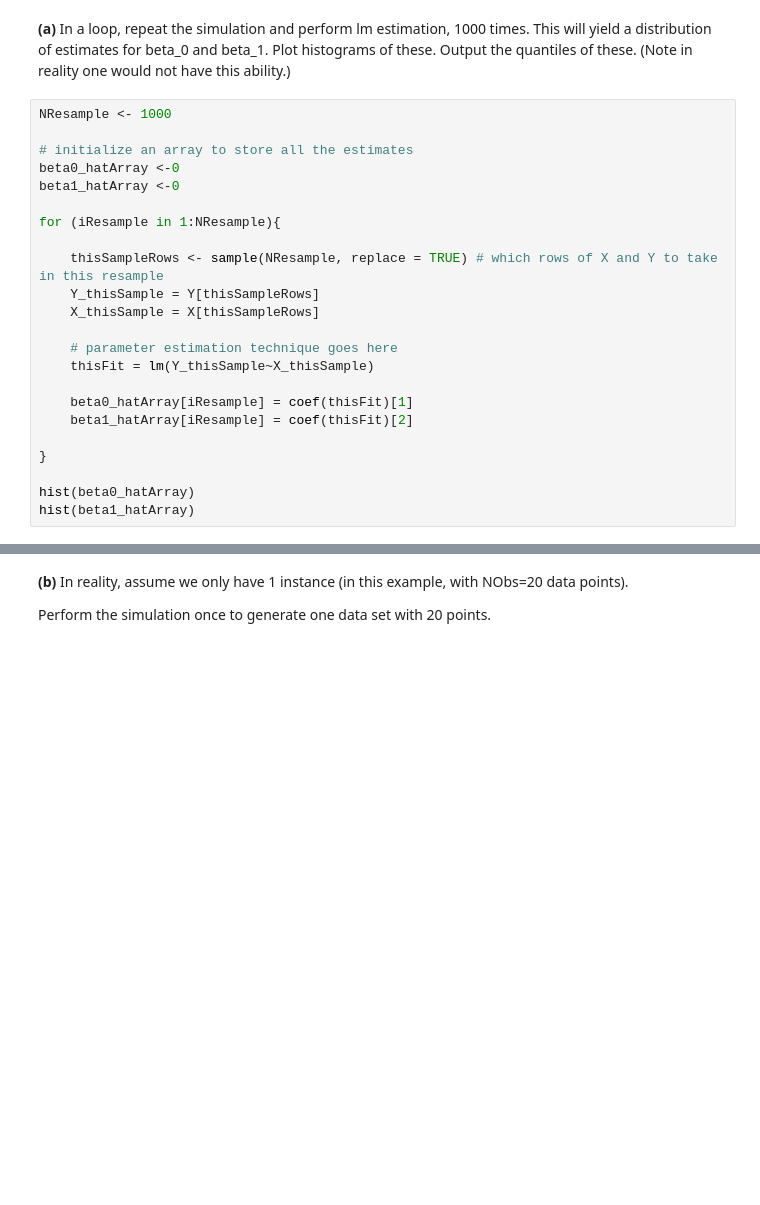
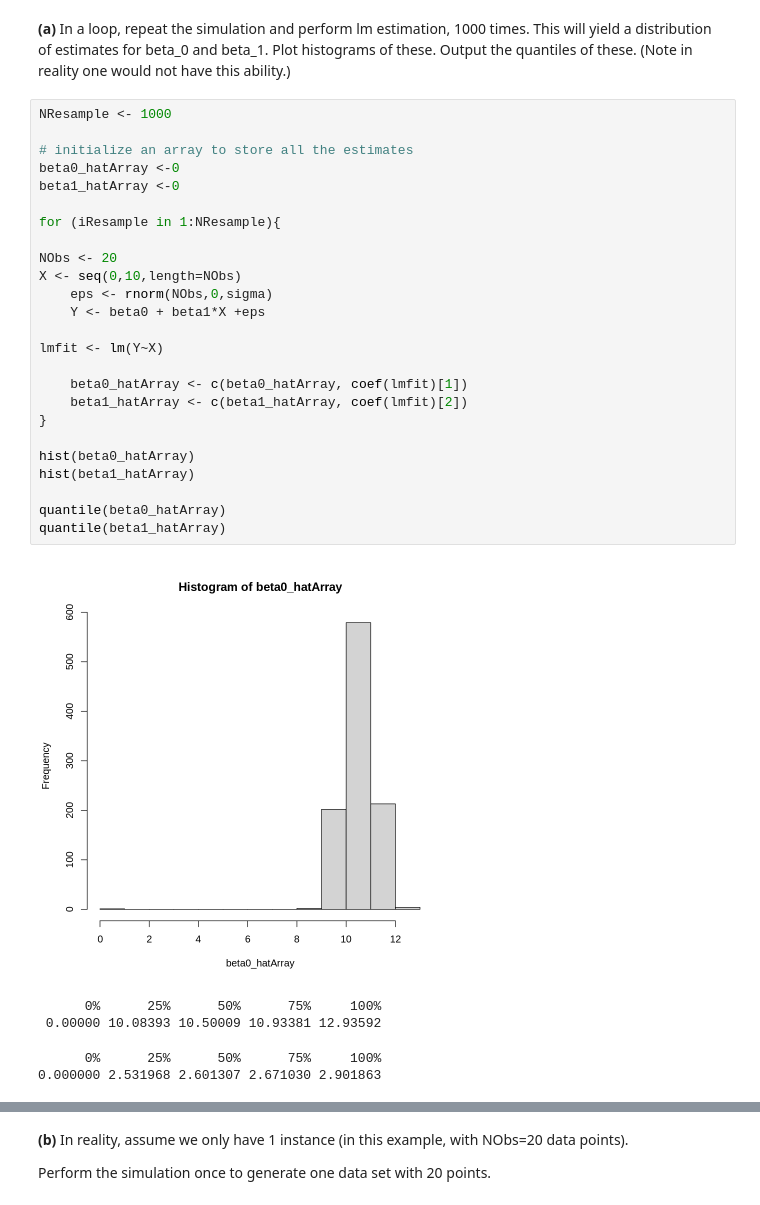
Before and after one commit to llai7/MATH227C, a Jupyter notebook: Math227C20Sp_P10_LuluLai.ipynb, the cells around one changed output, grey strips where cells are left out. Drawn from its saved outputs; the diff is of its cells as text; blank space fills up the shorter version.

```diff
--- a/Math227C20Sp_P10_LuluLai.ipynb
+++ b/Math227C20Sp_P10_LuluLai.ipynb
@@ -131,23 +133,31 @@ __(a)__ In a loop, repeat the simulation and perform lm estimation, 1000 times.
 # %%
 NResample <- 1000
 
 # initialize an array to store all the estimates
 beta0_hatArray <-0
 beta1_hatArray <-0
 
 for (iResample in 1:NResample){
 
-    thisSampleRows <- sample(NResample, replace = TRUE) # which rows of X and Y to take in this resample
-    Y_thisSample = Y[thisSampleRows]
-    X_thisSample = X[thisSampleRows]
+NObs <- 20
+X <- seq(0,10,length=NObs)
+    eps <- rnorm(NObs,0,sigma)
+    Y <- beta0 + beta1*X +eps
 
-    # parameter estimation technique goes here
-    thisFit = lm(Y_thisSample~X_thisSample)
+lmfit <- lm(Y~X)
 
-    beta0_hatArray[iResample] = coef(thisFit)[1]
-    beta1_hatArray[iResample] = coef(thisFit)[2]
-
+    beta0_hatArray <- c(beta0_hatArray, coef(lmfit)[1])
+    beta1_hatArray <- c(beta1_hatArray, coef(lmfit)[2])
 }
 
 hist(beta0_hatArray)
 hist(beta1_hatArray)
+
+quantile(beta0_hatArray)
+quantile(beta1_hatArray)
+# %% [output]
+[figure, added]
+      0%      25%      50%      75%     100%
+ 0.00000 10.08393 10.50009 10.93381 12.93592
+      0%      25%      50%      75%     100%
+0.000000 2.531968 2.601307 2.671030 2.901863
```
Also changed, not shown: parts of 7 cells of this notebook.
